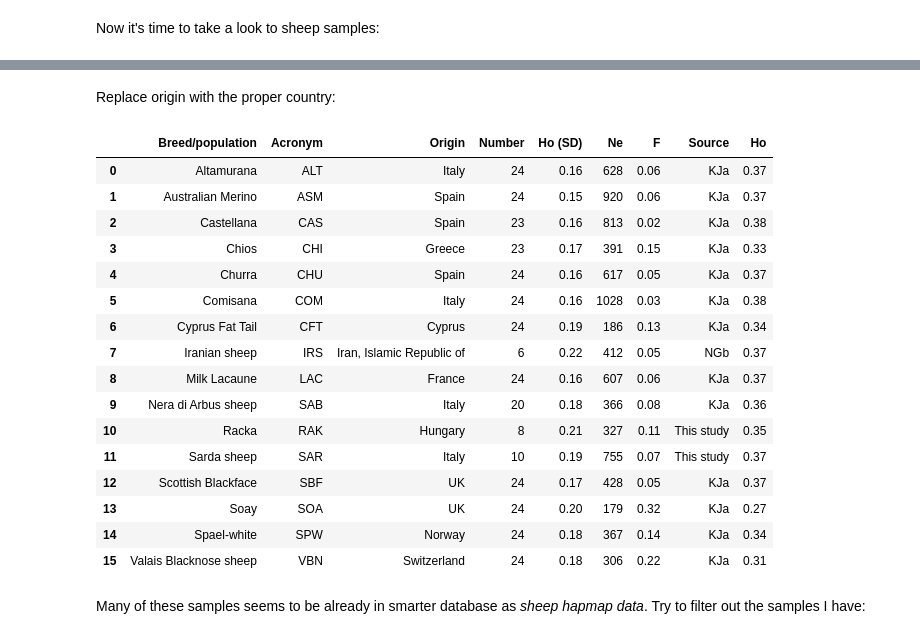
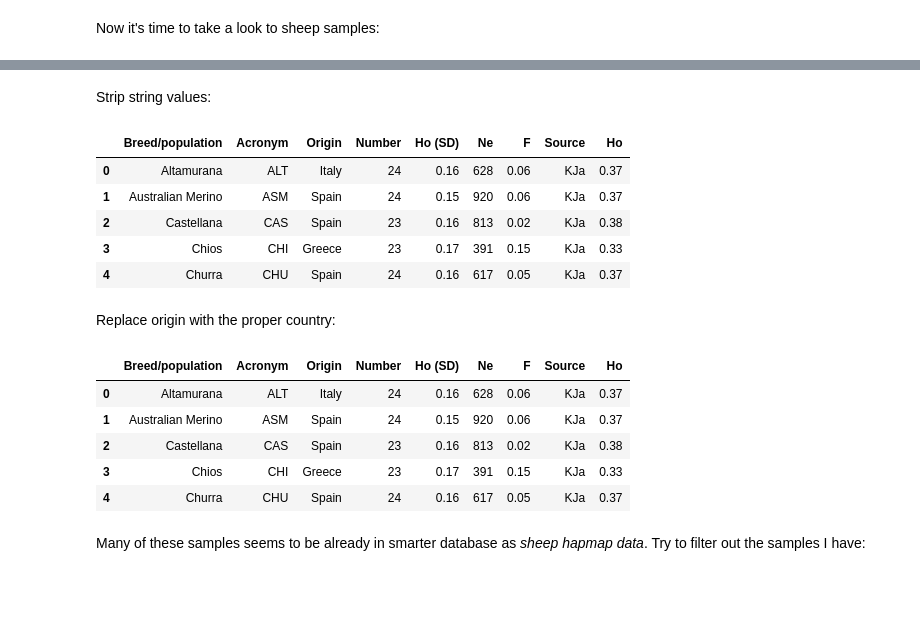
Before and after one commit to cnr-ibba/SMARTER-database, a Jupyter notebook: notebooks/exploratory/0.22.0-bunop-new_sheep_background_data.ipynb, the cells around one changed output, grey strips where cells are left out. Drawn from its saved outputs; the diff is of its cells as text; code cells hidden in the pictures; blank space fills up the shorter version.

```diff
--- a/notebooks/exploratory/0.22.0-bunop-new_sheep_background_data.ipynb
+++ b/notebooks/exploratory/0.22.0-bunop-new_sheep_background_data.ipynb
@@ -338,26 +346,30 @@ sheep
-# %% [markdown]
-Replace origin with the proper country:
+# %% [markdown]
+Strip string values:
+# %%
+sheep["Breed/population"] = sheep["Breed/population"].str.strip()
+sheep["Acronym"] = sheep["Acronym"].str.strip()
+sheep["Origin"] = sheep["Origin"].str.strip()
+sheep["Source"] = sheep["Source"].str.strip()
+sheep.head()
+# %% [output]
+|  | Breed/population | Acronym | Origin | Number | Ho (SD) | Ne | F | Source | Ho |
+| 0 | Altamurana | ALT | Italy | 24 | 0.16 | 628 | 0.06 | KJa | 0.37 |
+| 1 | Australian Merino | ASM | Spain | 24 | 0.15 | 920 | 0.06 | KJa | 0.37 |
+| 2 | Castellana | CAS | Spain | 23 | 0.16 | 813 | 0.02 | KJa | 0.38 |
+| 3 | Chios | CHI | Greece | 23 | 0.17 | 391 | 0.15 | KJa | 0.33 |
+| 4 | Churra | CHU | Spain | 24 | 0.16 | 617 | 0.05 | KJa | 0.37 |
+# %% [markdown]
+Replace origin with the proper country:
 # %%
 sheep.replace({"Origin": {"Sardinia": "Italy", "Corsica": "France", "Iran": "Iran, Islamic Republic of"}}, inplace=True)
-sheep
+sheep.head()
 # %% [output]
 |  | Breed/population | Acronym | Origin | Number | Ho (SD) | Ne | F | Source | Ho |
 | 0 | Altamurana | ALT | Italy | 24 | 0.16 | 628 | 0.06 | KJa | 0.37 |
 | 1 | Australian Merino | ASM | Spain | 24 | 0.15 | 920 | 0.06 | KJa | 0.37 |
 | 2 | Castellana | CAS | Spain | 23 | 0.16 | 813 | 0.02 | KJa | 0.38 |
 | 3 | Chios | CHI | Greece | 23 | 0.17 | 391 | 0.15 | KJa | 0.33 |
 | 4 | Churra | CHU | Spain | 24 | 0.16 | 617 | 0.05 | KJa | 0.37 |
-| 5 | Comisana | COM | Italy | 24 | 0.16 | 1028 | 0.03 | KJa | 0.38 |
-| 6 | Cyprus Fat Tail | CFT | Cyprus | 24 | 0.19 | 186 | 0.13 | KJa | 0.34 |
-| 7 | Iranian sheep | IRS | Iran, Islamic Republic of | 6 | 0.22 | 412 | 0.05 | NGb | 0.37 |
-| 8 | Milk Lacaune | LAC | France | 24 | 0.16 | 607 | 0.06 | KJa | 0.37 |
-| 9 | Nera di Arbus sheep | SAB | Italy | 20 | 0.18 | 366 | 0.08 | KJa | 0.36 |
-| 10 | Racka | RAK | Hungary | 8 | 0.21 | 327 | 0.11 | This study | 0.35 |
-| 11 | Sarda sheep | SAR | Italy | 10 | 0.19 | 755 | 0.07 | This study | 0.37 |
-| 12 | Scottish Blackface | SBF | UK | 24 | 0.17 | 428 | 0.05 | KJa | 0.37 |
-| 13 | Soay | SOA | UK | 24 | 0.20 | 179 | 0.32 | KJa | 0.27 |
-| 14 | Spael-white | SPW | Norway | 24 | 0.18 | 367 | 0.14 | KJa | 0.34 |
-| 15 | Valais Blacknose sheep | VBN | Switzerland | 24 | 0.18 | 306 | 0.22 | KJa | 0.31 |
 # %% [markdown]
 Many of these samples seems to be already in smarter database as *sheep hapmap data*. Try to filter out the samples I have:
 # %%
```
Also changed, not shown: parts of 17 cells of this notebook, 2 other files.
